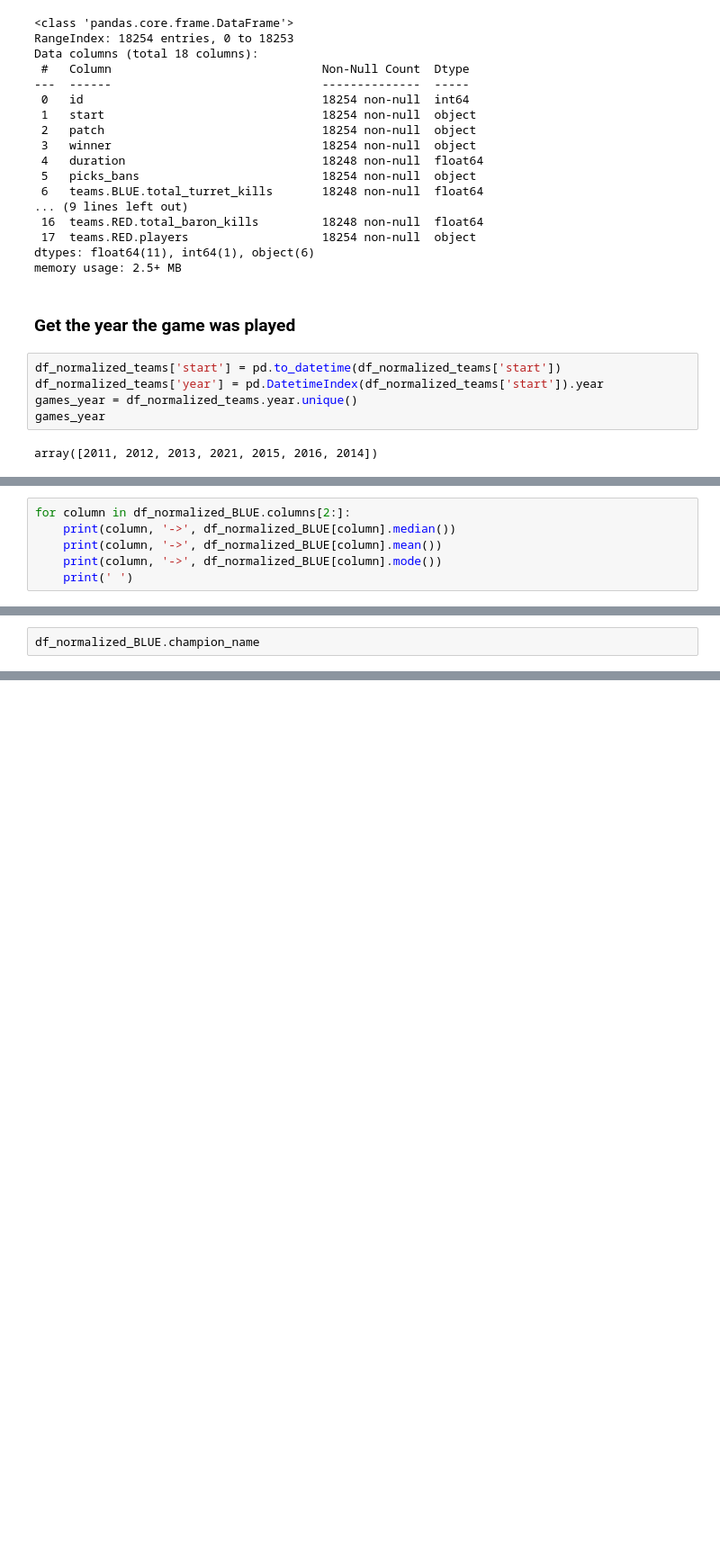
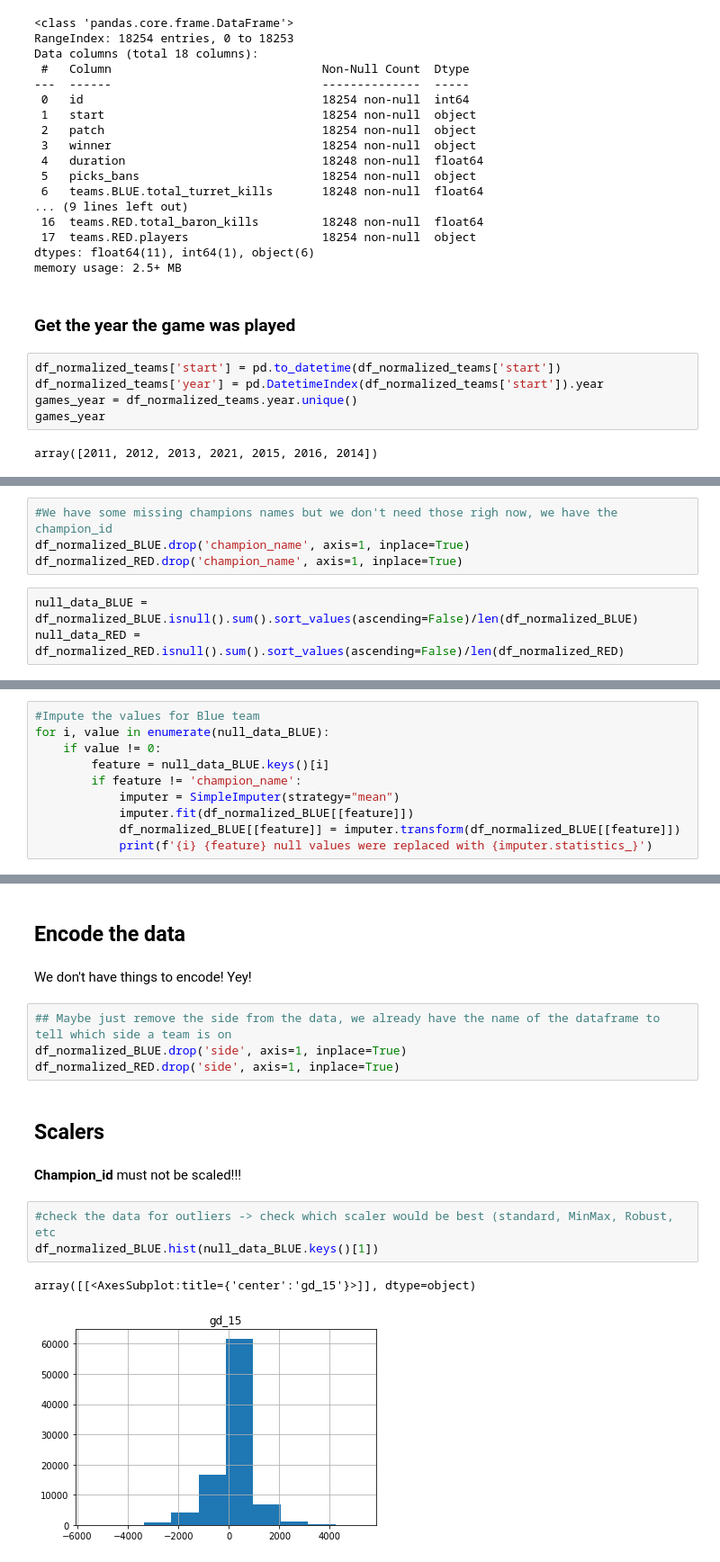
Before and after one commit to stephanyvargas/LoL_winner_predictor, a Jupyter notebook: notebooks/test_data_preprocessing_Stephany.ipynb, the cells around one changed output, grey strips where cells are left out. Shown at 90% size. Drawn from its saved outputs; the diff is of its cells as text; blank space fills up the shorter version.

Commit message:
simple impute missing values for the teams_df, Blue_df and Red_df

```diff
--- a/notebooks/test_data_preprocessing_Stephany.ipynb
+++ b/notebooks/test_data_preprocessing_Stephany.ipynb
@@ -349,6 +412,7 @@ Index(['name', 'champion_name', 'gd_15', 'kills_assists_15', 'deaths_15',
+# %%
+#We have some missing champions names but we don't need those righ now, we have the champion_id
+df_normalized_BLUE.drop('champion_name', axis=1, inplace=True)
+df_normalized_RED.drop('champion_name', axis=1, inplace=True)
 # %%
-for column in df_normalized_BLUE.columns[2:]:
-    print(column, '->', df_normalized_BLUE[column].median())
-    print(column, '->', df_normalized_BLUE[column].mean())
-    print(column, '->', df_normalized_BLUE[column].mode())
-    print(' ')
+null_data_BLUE = df_normalized_BLUE.isnull().sum().sort_values(ascending=False)/len(df_normalized_BLUE)
+null_data_RED = df_normalized_RED.isnull().sum().sort_values(ascending=False)/len(df_normalized_RED)
@@ -373,2 +419,10 @@ dtype: float64
 # %%
-df_normalized_BLUE.champion_name
+#Impute the values for Blue team
+for i, value in enumerate(null_data_BLUE):
+    if value != 0:
+        feature = null_data_BLUE.keys()[i]
+        if feature != 'champion_name':
+            imputer = SimpleImputer(strategy="mean")
+            imputer.fit(df_normalized_BLUE[[feature]])
+            df_normalized_BLUE[[feature]] = imputer.transform(df_normalized_BLUE[[feature]])
+            print(f'{i} {feature} null values were replaced with {imputer.statistics_}')
@@ -387,0 +459,18 @@ Name: champion_name, Length: 10000, dtype: object
+# %% [markdown]
+## Encode the data
+# %% [markdown]
+We don't have things to encode! Yey!
+# %%
+## Maybe just remove the side from the data, we already have the name of the dataframe to tell which side a team is on
+df_normalized_BLUE.drop('side', axis=1, inplace=True)
+df_normalized_RED.drop('side', axis=1, inplace=True)
+# %% [markdown]
+## Scalers
+# %% [markdown]
+**Champion_id** must not be scaled!!!
+# %%
+#check the data for outliers -> check which scaler would be best (standard, MinMax, Robust, etc
+df_normalized_BLUE.hist(null_data_BLUE.keys()[1])
+# %% [output]
+array([[<AxesSubplot:title={'center':'gd_15'}>]], dtype=object)
+[figure, added]
```
Also changed, not shown: parts of 31 cells of this notebook.
